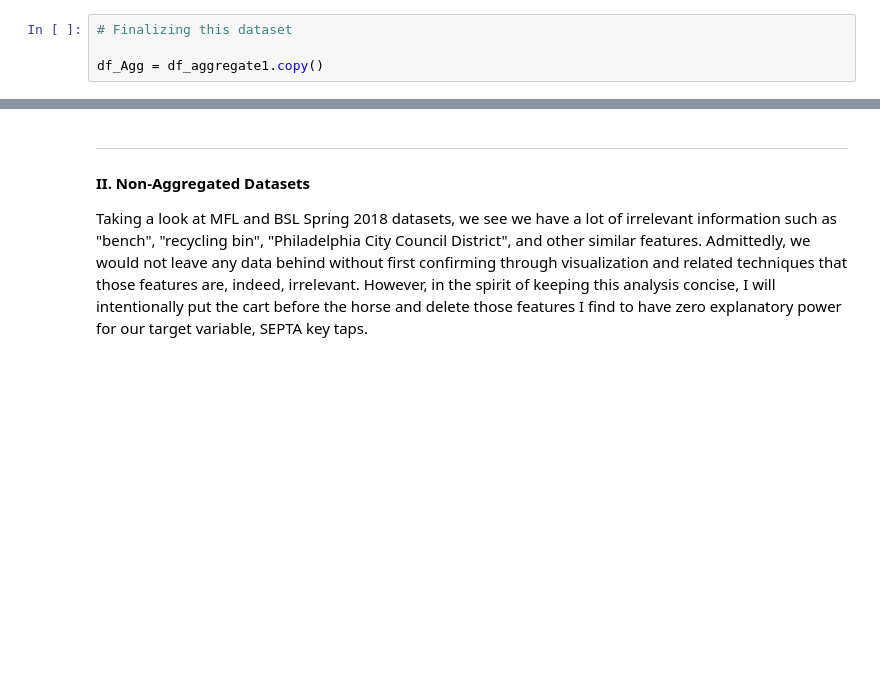
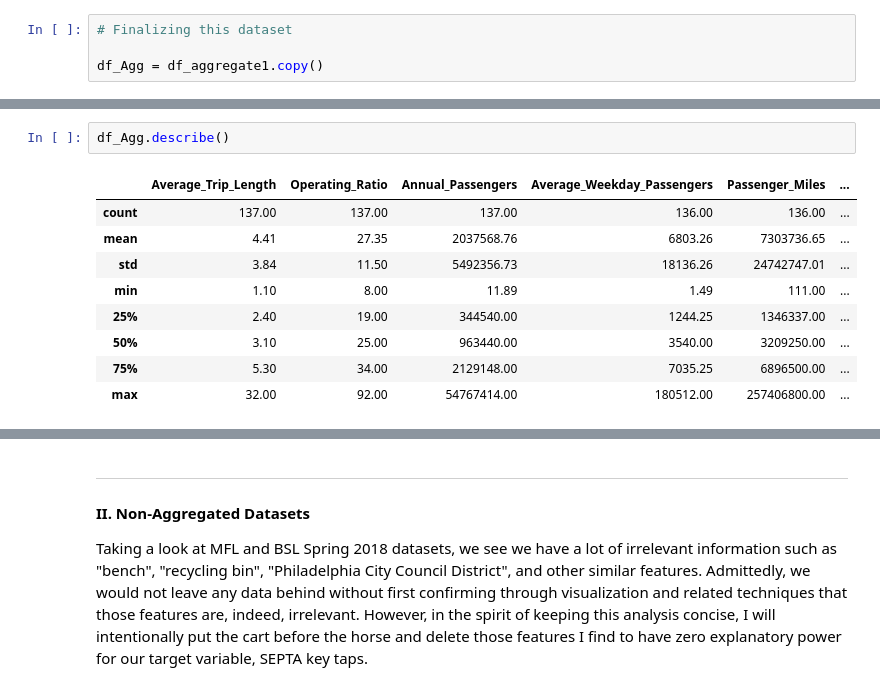
Before and after one commit to jafonte01/SEPTA-Competition-Project, a Jupyter notebook: iSepta Philly Project.ipynb, the cells around one changed output, grey strips where cells are left out. Cells and saved outputs as stored; diff of their text form; blank space fills up the shorter version.

```diff
--- a/iSepta Philly Project.ipynb
+++ b/iSepta Philly Project.ipynb
@@ -337,0 +342,12 @@ df_Agg = df_aggregate1.copy()
+# %%
+df_Agg.describe()
+# %% [output]
+|  | Average_Trip_Length | Operating_Ratio | Annual_Passengers | Average_Weekday_Passengers | Passenger_Miles | ... |
+| count | 137.00 | 137.00 | 137.00 | 136.00 | 136.00 | ... |
+| mean | 4.41 | 27.35 | 2037568.76 | 6803.26 | 7303736.65 | ... |
+| std | 3.84 | 11.50 | 5492356.73 | 18136.26 | 24742747.01 | ... |
+| min | 1.10 | 8.00 | 11.89 | 1.49 | 111.00 | ... |
+| 25% | 2.40 | 19.00 | 344540.00 | 1244.25 | 1346337.00 | ... |
+| 50% | 3.10 | 25.00 | 963440.00 | 3540.00 | 3209250.00 | ... |
+| 75% | 5.30 | 34.00 | 2129148.00 | 7035.25 | 6896500.00 | ... |
+| max | 32.00 | 92.00 | 54767414.00 | 180512.00 | 257406800.00 | ... |
```
Also changed, not shown: parts of 8 cells of this notebook.
